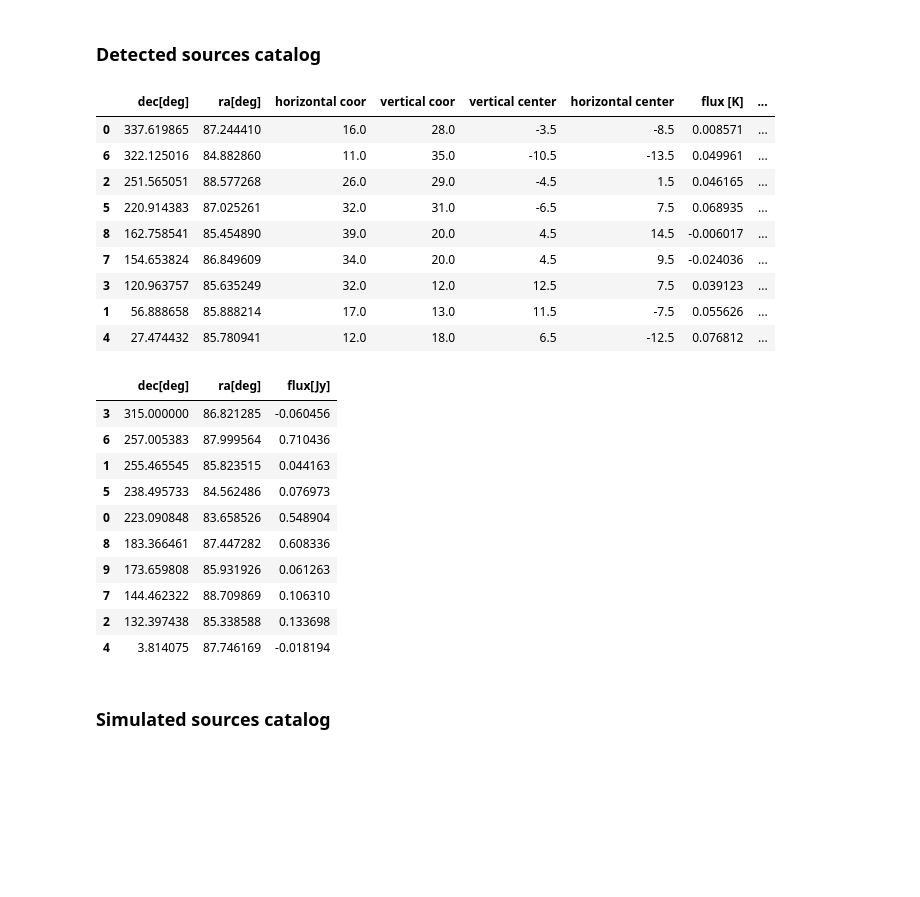
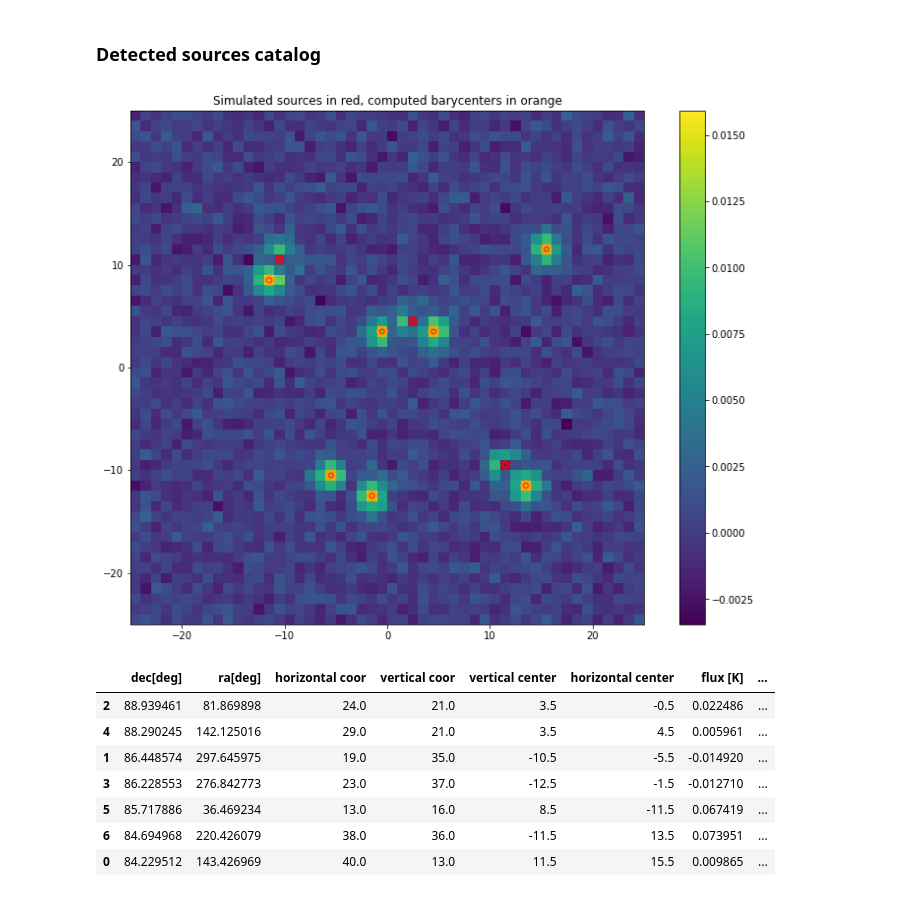
Before and after one commit to ali7amie/Tianlai, a Jupyter notebook: source_finder.ipynb, the cells around one changed output. Saved outputs shown, nothing was run; the diff lists cells and outputs as text; code cells hidden in the pictures; blank space fills up the shorter version.

```diff
--- a/source_finder.ipynb
+++ b/source_finder.ipynb
@@ -55,7 +54,8 @@ import k2jansky
 
 def create_gaussian_src(src_size,src_std,src_flux_jansky,freq):
 
-    ''' This function simulate a single source having gaussian shape, it take the size, the std, the flux in jansky, and the observed frequency. It gives a 2D NumPy array as a source
+    '''
+    This function simulate a single source having gaussian shape, it take the size, the std, the flux in jansky, and the observed frequency. It gives a 2D NumPy array as a source
     It use the function k2jansky located in the file k2jansky.py to convert the flux density from kelvin to jansky
 
     parameters:
@@ -172,7 +172,7 @@ def create_map(map_size,src_number,src_size,src_std,src_flux_jansky,noise_std,fr
     world_coor=pixel2world.pixel2world(projection_center,map_resolution,coor_center)
 
       # setup the dataframe
-    data=np.column_stack((world_coor[:,0],world_coor[:,1],vertical_coor,horizontal_coor,coor_center[:,0],coor_center[:,1],src[1]*np.ones(len(vertical_coor)),src[2]*np.ones(len(vertical_coor))))
+    data=np.column_stack((world_coor[:,0],world_coor[:,1],vertical_coor,horizontal_coor,coor_center[:,1],coor_center[:,0],src[1]*np.ones(len(vertical_coor)),src[2]*np.ones(len(vertical_coor))))
     simulation_dataframe=pd.DataFrame(data,columns=['ra[deg]','dec[deg]','vertical coor[pixel]','horizontal coor[pixel]','vertical center','horizontal center','flux [K]','flux[Jy]'])
 
       # sort the dataframe in decreasing declination, this is useful for catalogs matching
@@ -443,12 +443,14 @@ def detection(conv_maps,n):
      threshold = conv_maps[3] + n * global_stat[1]
      first_condition = conv_maps[0] >= threshold
      detected_src_coor_upper_pixcorner = np.where( first_condition )  #this list of coordinate are in the upper system (vertical from top, horizontal from left) and each pixel is localized by its corner
+     detected_src_coor_center=convert_map_index.convert_upper_to_center([detected_src_coor_upper_pixcorner[0],detected_src_coor_upper_pixcorner[1]],np.shape(conv_maps[0])[0],len(detected_src_coor_upper_pixcorner[1]))[4]
+
      signal = rectmap[detected_src_coor_upper_pixcorner]
      local_bg = conv_maps[3][detected_src_coor_upper_pixcorner]
      local_bg_std = conv_maps[4][detected_src_coor_upper_pixcorner]
      signal_to_noise = signal/local_bg_std
-     raw_detected_pix=np.column_stack((detected_src_coor_upper_pixcorner[0],detected_src_coor_upper_pixcorner[1],signal,local_bg,local_bg_std,signal_to_noise,np.zeros(len(signal))))
-     raw_detection = pd.DataFrame(raw_detected_pix,columns=['vertical coor','horizontal coor','Amplitude [K]','Local median','Local std','S/N','Flag'])
+     raw_detected_pix=np.column_stack((detected_src_coor_upper_pixcorner[0],detected_src_coor_upper_pixcorner[1],detected_src_coor_center[:,1],detected_src_coor_center[:,0],signal,local_bg,local_bg_std,signal_to_noise,np.zeros(len(signal))))
+     raw_detection = pd.DataFrame(raw_detected_pix,columns=['vertical coor','horizontal coor','vertical center','horizontal center','Amplitude [K]','Local median','Local std','S/N','Flag'])
      sorter=np.flip(np.argsort(raw_detection['S/N']))
      sorted_raw_detection = raw_detection.iloc[sorter]
      return sorted_raw_detection
@@ -473,12 +475,8 @@ sorted_raw_detection
 from photutils.aperture import CircularAperture
 
 
-simulated_coor_center=convert_map_index.convert_upper_to_center( [simulation[1]['vertical coor[pixel]'],simulation[1]['horizontal coor[pixel]'] ] , np.shape(rectmap)[0],len(simulation[1]) )[4]
-coor_center=convert_map_index.convert_upper_to_center([sorted_raw_detection['vertical coor'],sorted_raw_detection['horizontal coor']],np.shape(rectmap)[0],len(sorted_raw_detection['vertical coor']))[4]
-
-
-detected_pixels_center = CircularAperture(coor_center, r=0.15)
-simulated_src_center=CircularAperture(simulated_coor_center, r=0.3)
+detected_pixels_center = CircularAperture(np.transpose((sorted_raw_detection['horizontal center'],sorted_raw_detection['vertical center'])), r=0.15)
+simulated_src_center=CircularAperture(np.transpose((simulation[1]['horizontal center'],simulation[1]['vertical center'])), r=0.3)
 
 
 
@@ -685,37 +661,33 @@ barycenter_list_world=pixel2world.pixel2world(projection_center,map_resolution,b
 ### Detected sources catalog
 # %%
 
-detection_catalog=np.column_stack((barycenter_list_world[:,0],barycenter_list_world[:,1],barycenter_list[:,1],barycenter_list[:,0],bar_center[:,1],bar_center[:,0],flux_list[0],flux_list[1]))
+
+barycenter_center=CircularAperture(bar_center, r=0.4)
+barycenter_upper=CircularAperture(np.transpose((barycenter_list[:,1],barycenter_list[:,0])), r=0.4)
+
+plt.figure(figsize=[12.8, 9.6])
+
+plt.title('Simulated sources in red, computed barycenters in orange')
+plt.imshow(rectmap,extent=(-np.shape(rectmap)[0]/2, np.shape(rectmap)[0]/2, -np.shape(rectmap)[0]/2, np.shape(rectmap)[0]/2))
+plt.colorbar()
+simulated_src_center.plot(color='red', lw=3, alpha=0.9)
+barycenter_center.plot(color='orange', lw=3, alpha=0.9)
+
+plt.show(block=False)
+
+detection_catalog=np.column_stack((barycenter_list_world[:,1],barycenter_list_world[:,0],barycenter_list[:,1],barycenter_list[:,0],bar_center[:,1],bar_center[:,0],flux_list[0],flux_list[1]))
 detection_dataframe=pd.DataFrame(detection_catalog,columns=['dec[deg]','ra[deg]','horizontal coor','vertical coor','vertical center','horizontal center','flux [K]','flux[Jy]'])
 sorter=np.flip(np.argsort(detection_dataframe['dec[deg]']))
 sorted_detection_dataframe = detection_dataframe.iloc[sorter]
 
 sorted_detection_dataframe
 # %% [output]
+[figure, added]
 |  | dec[deg] | ra[deg] | horizontal coor | vertical coor | vertical center | horizontal center | flux [K] | ... |
-| 0 | 337.619865 | 87.244410 | 16.0 | 28.0 | -3.5 | -8.5 | 0.008571 | ... |
-| 6 | 322.125016 | 84.882860 | 11.0 | 35.0 | -10.5 | -13.5 | 0.049961 | ... |
-| 2 | 251.565051 | 88.577268 | 26.0 | 29.0 | -4.5 | 1.5 | 0.046165 | ... |
-| 5 | 220.914383 | 87.025261 | 32.0 | 31.0 | -6.5 | 7.5 | 0.068935 | ... |
-| 8 | 162.758541 | 85.454890 | 39.0 | 20.0 | 4.5 | 14.5 | -0.006017 | ... |
-| 7 | 154.653824 | 86.849609 | 34.0 | 20.0 | 4.5 | 9.5 | -0.024036 | ... |
-| 3 | 120.963757 | 85.635249 | 32.0 | 12.0 | 12.5 | 7.5 | 0.039123 | ... |
-| 1 | 56.888658 | 85.888214 | 17.0 | 13.0 | 11.5 | -7.5 | 0.055626 | ... |
-| 4 | 27.474432 | 85.780941 | 12.0 | 18.0 | 6.5 | -12.5 | 0.076812 | ... |
+| 2 | 88.939461 | 81.869898 | 24.0 | 21.0 | 3.5 | -0.5 | 0.022486 | ... |
+| 4 | 88.290245 | 142.125016 | 29.0 | 21.0 | 3.5 | 4.5 | 0.005961 | ... |
+| 1 | 86.448574 | 297.645975 | 19.0 | 35.0 | -10.5 | -5.5 | -0.014920 | ... |
+| 3 | 86.228553 | 276.842773 | 23.0 | 37.0 | -12.5 | -1.5 | -0.012710 | ... |
+| 5 | 85.717886 | 36.469234 | 13.0 | 16.0 | 8.5 | -11.5 | 0.067419 | ... |
+| 6 | 84.694968 | 220.426079 | 38.0 | 36.0 | -11.5 | 13.5 | 0.073951 | ... |
+| 0 | 84.229512 | 143.426969 | 40.0 | 13.0 | 11.5 | 15.5 | 0.009865 | ... |
-# %%
-final_catalog_detection=sorted_detection_dataframe[['dec[deg]','ra[deg]','flux[Jy]']]
-final_catalog_detection
-# %% [output]
-|  | dec[deg] | ra[deg] | flux[Jy] |
-| 3 | 315.000000 | 86.821285 | -0.060456 |
-| 6 | 257.005383 | 87.999564 | 0.710436 |
-| 1 | 255.465545 | 85.823515 | 0.044163 |
-| 5 | 238.495733 | 84.562486 | 0.076973 |
-| 0 | 223.090848 | 83.658526 | 0.548904 |
-| 8 | 183.366461 | 87.447282 | 0.608336 |
-| 9 | 173.659808 | 85.931926 | 0.061263 |
-| 7 | 144.462322 | 88.709869 | 0.106310 |
-| 2 | 132.397438 | 85.338588 | 0.133698 |
-| 4 | 3.814075 | 87.746169 | -0.018194 |
-# %% [markdown]
-### Simulated sources catalog
```
Also changed, not shown: parts of 23 cells of this notebook.
